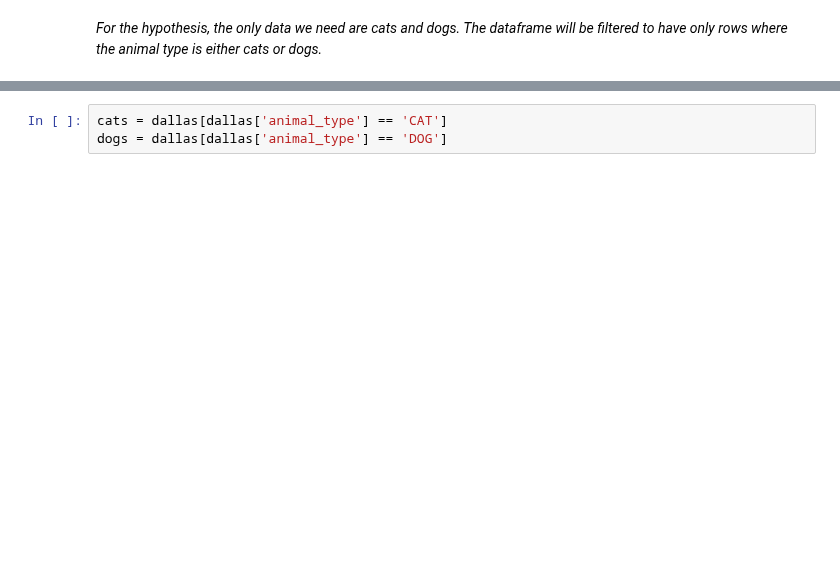
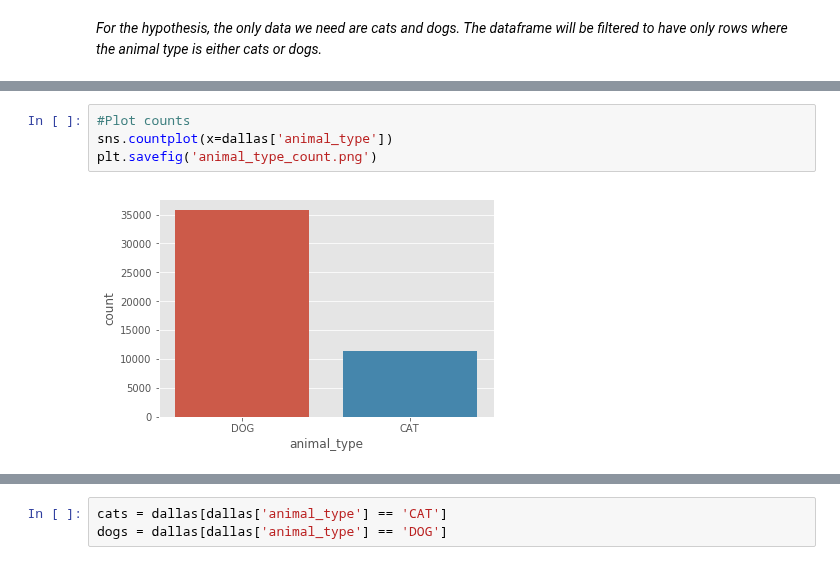
Before and after one commit to cwong690/Dallas-Paws, a Jupyter notebook: dallas_animals.ipynb, the cells around one changed output, grey strips where cells are left out. Cells and saved outputs as stored; diff of their text form; blank space fills up the shorter version.

Commit message:
fix up plots, add savefig

```diff
--- a/dallas_animals.ipynb
+++ b/dallas_animals.ipynb
@@ -483,3 +523,9 @@ dallas['animal_type'].value_counts()
+# %%
+#Plot counts
+sns.countplot(x=dallas['animal_type'])
+plt.savefig('animal_type_count.png')
+# %% [output]
+[figure, added]
 # %%
 print('Intake Type: ', list(dallas['intake_type'].unique()))
 print('\n')
```
Also changed, not shown: parts of 27 cells of this notebook.
